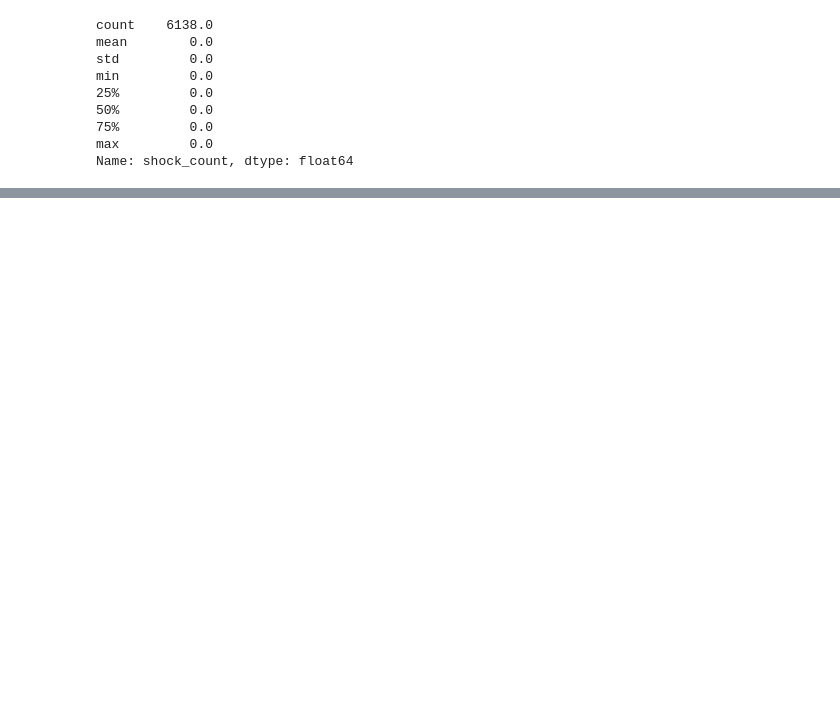
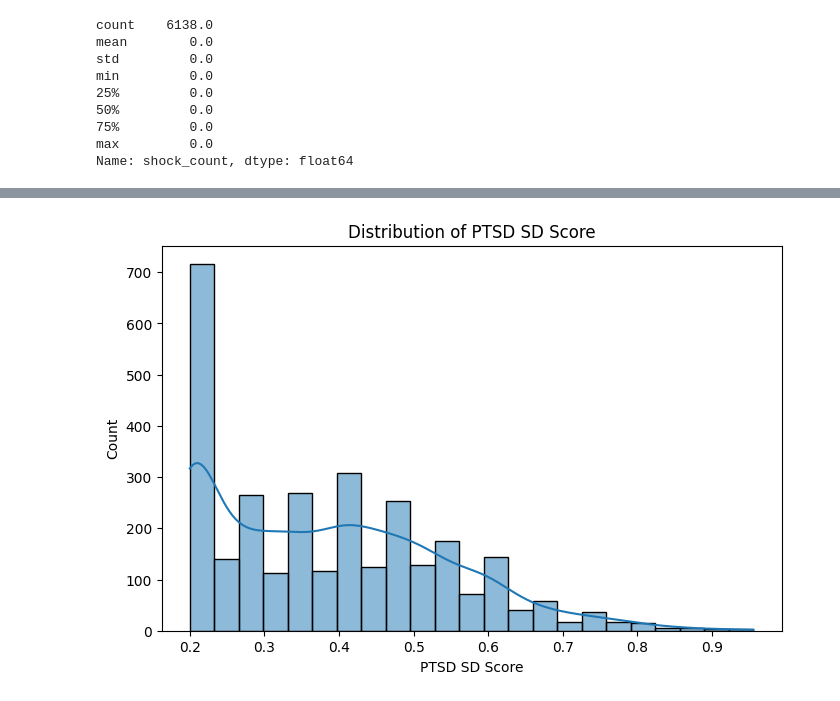
Before and after one commit to Emanfalouji/Mental-Health-project-Elo2-MIT, a Jupyter notebook: 3_data_exploration/explore_ppcs.ipynb, the cells around one changed output, grey strips where cells are left out. Cells and saved outputs as stored; diff of their text form; code cells hidden in the pictures; blank space fills up the shorter version.

```diff
--- a/3_data_exploration/explore_ppcs.ipynb
+++ b/3_data_exploration/explore_ppcs.ipynb
@@ -659,0 +682,9 @@ Name: shock_count, dtype: float64
+# %%
+plt.figure(figsize=(8,5))
+sns.histplot(mh["ptsd_index_sd"], kde=True)
+plt.title("Distribution of PTSD SD Score")
+plt.xlabel("PTSD SD Score")
+plt.ylabel("Count")
+plt.show()
+# %% [output]
+[figure, added]
```
Also changed, not shown: parts of 29 cells of this notebook, 1 other file.
